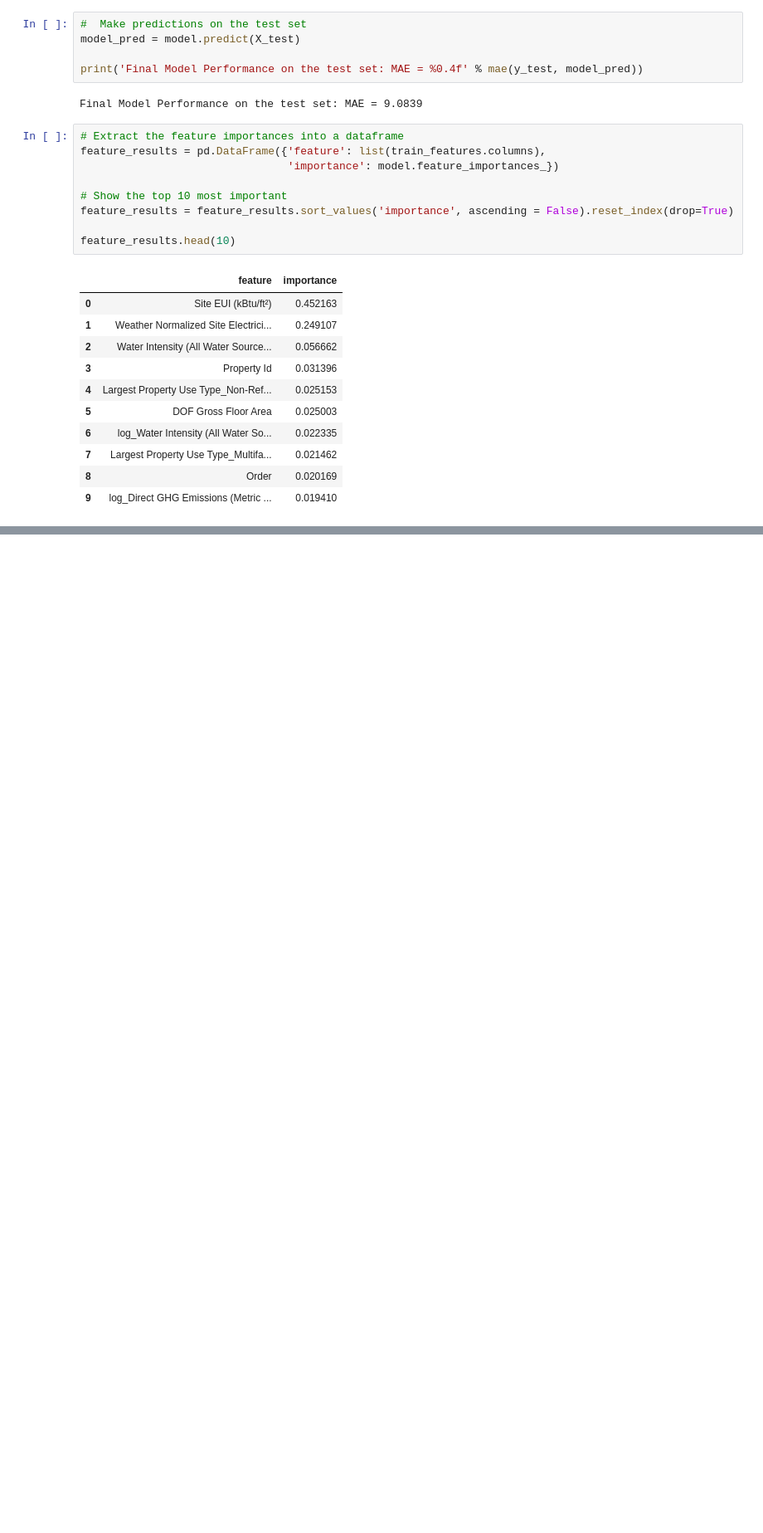
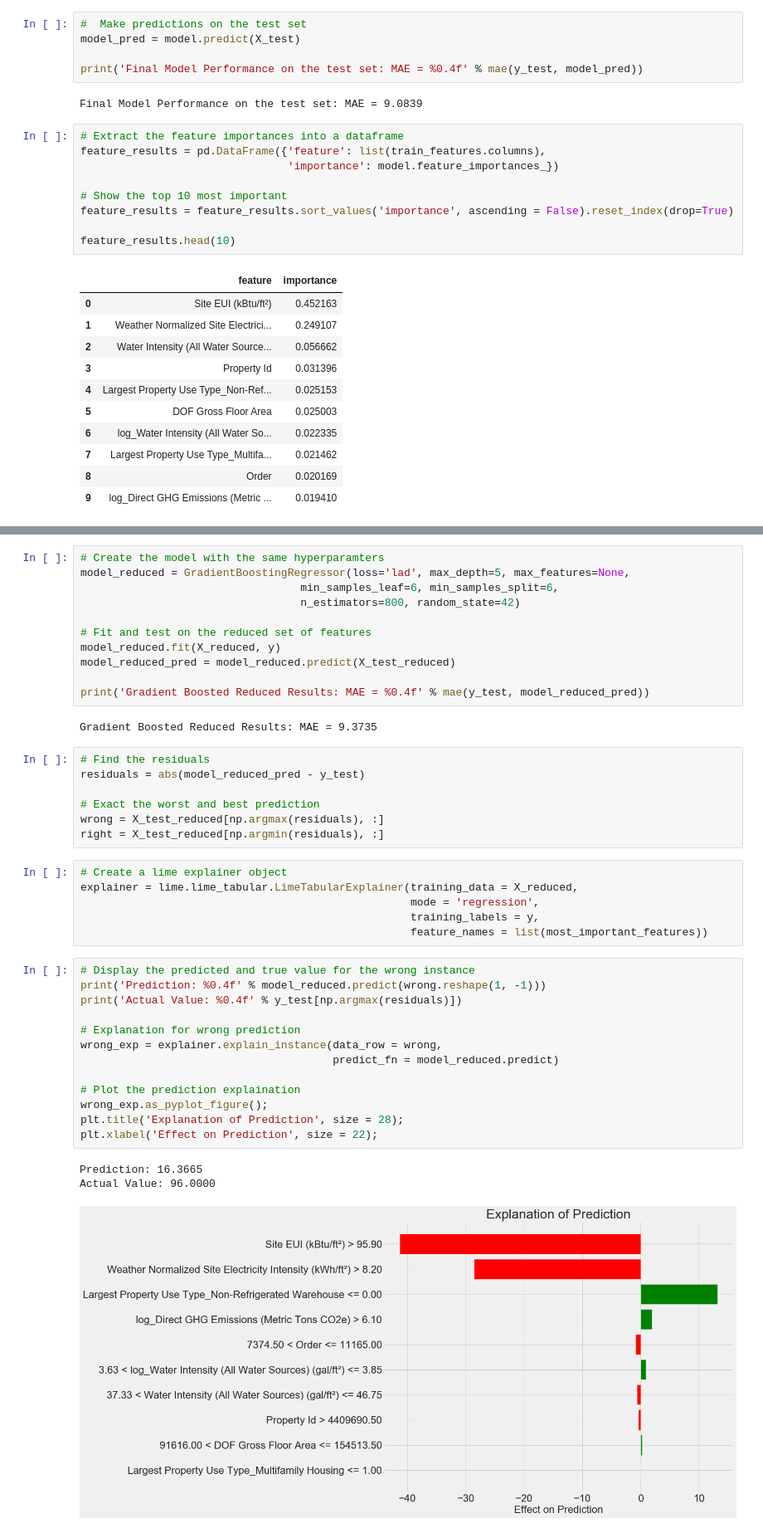
Before and after one commit to snehalsandy/machine-learning-, a Jupyter notebook: machine-learning-project-walkthrough-master/Untitled3.ipynb, the cells around one changed output, grey strips where cells are left out. Shown at 83% size. Cells and saved outputs as stored; diff of their text form; blank space fills up the shorter version.

```diff
--- a/machine-learning-project-walkthrough-master/Untitled3.ipynb
+++ b/machine-learning-project-walkthrough-master/Untitled3.ipynb
@@ -102,0 +148,43 @@ feature_results.head(10)
+# %%
+# Create the model with the same hyperparamters
+model_reduced = GradientBoostingRegressor(loss='lad', max_depth=5, max_features=None,
+                                  min_samples_leaf=6, min_samples_split=6,
+                                  n_estimators=800, random_state=42)
+
+# Fit and test on the reduced set of features
+model_reduced.fit(X_reduced, y)
+model_reduced_pred = model_reduced.predict(X_test_reduced)
+
+print('Gradient Boosted Reduced Results: MAE = %0.4f' % mae(y_test, model_reduced_pred))
+# %% [output]
+Gradient Boosted Reduced Results: MAE = 9.3735
+# %%
+# Find the residuals
+residuals = abs(model_reduced_pred - y_test)
+
+# Exact the worst and best prediction
+wrong = X_test_reduced[np.argmax(residuals), :]
+right = X_test_reduced[np.argmin(residuals), :]
+# %%
+# Create a lime explainer object
+explainer = lime.lime_tabular.LimeTabularExplainer(training_data = X_reduced,
+                                                   mode = 'regression',
+                                                   training_labels = y,
+                                                   feature_names = list(most_important_features))
+# %%
+# Display the predicted and true value for the wrong instance
+print('Prediction: %0.4f' % model_reduced.predict(wrong.reshape(1, -1)))
+print('Actual Value: %0.4f' % y_test[np.argmax(residuals)])
+
+# Explanation for wrong prediction
+wrong_exp = explainer.explain_instance(data_row = wrong,
+                                       predict_fn = model_reduced.predict)
+
+# Plot the prediction explaination
+wrong_exp.as_pyplot_figure();
+plt.title('Explanation of Prediction', size = 28);
+plt.xlabel('Effect on Prediction', size = 22);
+# %% [output]
+Prediction: 16.3665
+Actual Value: 96.0000
+[figure, added]
```
Also changed, not shown: parts of 5 cells of this notebook.
